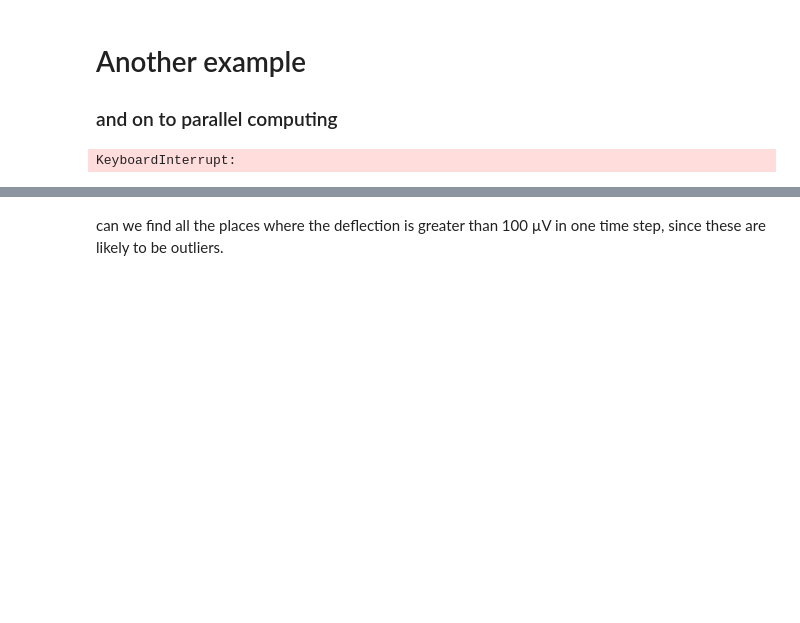
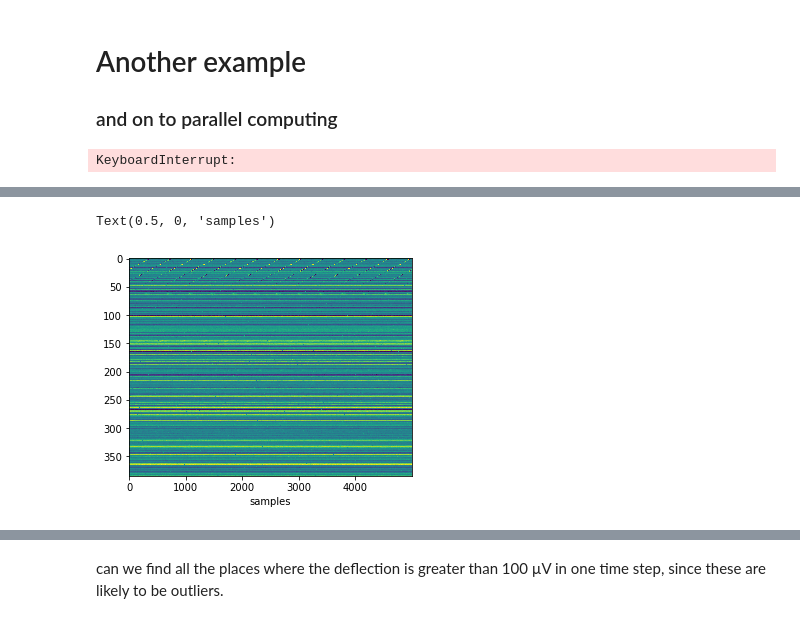
Before and after one commit to CU-NRSC-7657/NRSC7657, a Jupyter notebook: Week5/PerformanceProfiling.ipynb, the cells around one changed output, grey strips where cells are left out. Saved outputs shown, nothing was run; the diff lists cells and outputs as text; code cells hidden in the pictures; blank space fills up the shorter version.

```diff
--- a/Week5/PerformanceProfiling.ipynb
+++ b/Week5/PerformanceProfiling.ipynb
@@ -158,0 +264,2 @@ reshape it so it is samples x time:
+# %%
+chunk_of_lfp = lfp_data[:,5000:10000]
@@ -158,0 +270,8 @@ reshape it so it is samples x time:
+# %%
+plt.figure(figsize=(10,4))
+plt.imshow(chunk_of_lfp)
+plt.gca().set_aspect(10)
+plt.gca().set_xlabel('samples')
+# %% [output]
+Text(0.5, 0, 'samples')
+[figure, added]
```
Also changed, not shown: parts of 47 cells of this notebook, 17 other files.
